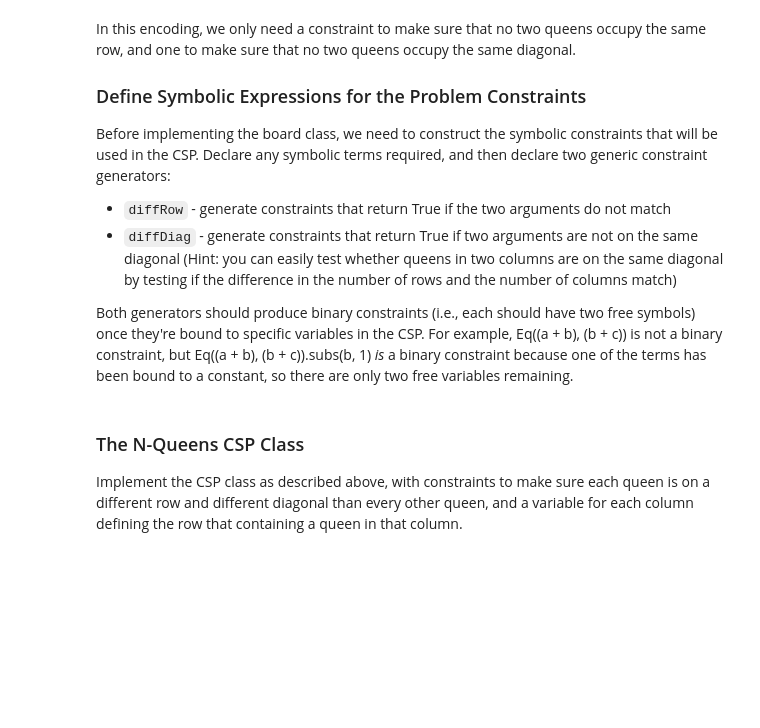
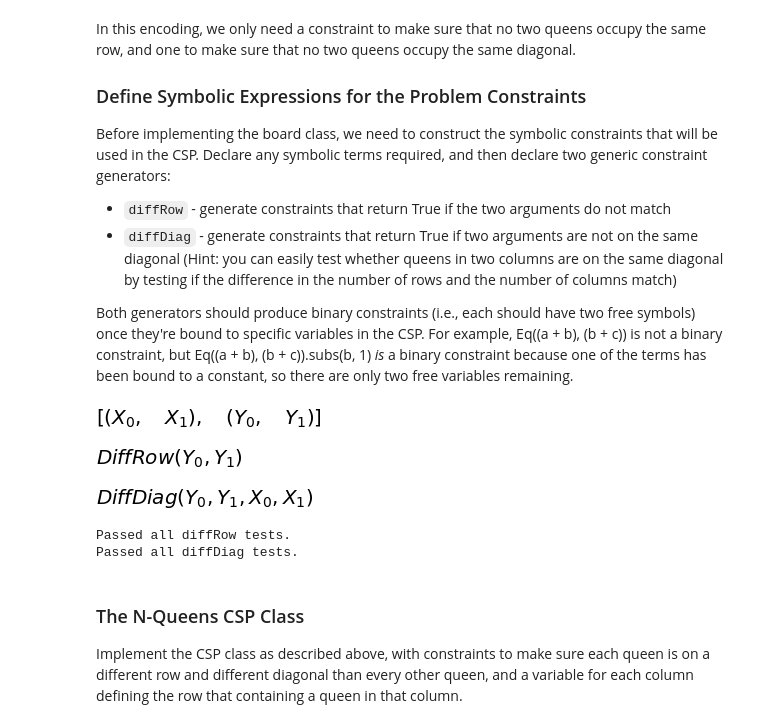
Before and after one commit to swaption2009/AIND-Constraint_Satisfaction, a Jupyter notebook: AIND-Constraint_Satisfaction.ipynb, the cells around one changed output. Saved outputs shown, nothing was run; the diff lists cells and outputs as text; code cells hidden in the pictures; blank space fills up the shorter version.

```diff
--- a/AIND-Constraint_Satisfaction.ipynb
+++ b/AIND-Constraint_Satisfaction.ipynb
@@ -38,19 +38,28 @@ Before implementing the board class, we need to construct the symbolic constrain
 Both generators should produce binary constraints (i.e., each should have two free symbols) once they're bound to specific variables in the CSP.  For example, Eq((a + b), (b + c)) is not a binary constraint, but Eq((a + b), (b + c)).subs(b, 1) _is_ a binary constraint because one of the terms has been bound to a constant, so there are only two free variables remaining.
 # %%
 # Declare any required symbolic variables
-raise NotImplementedError("TODO: declare symbolic variables for the constraint generators")
+# raise NotImplementedError("TODO: declare symbolic variables for the constraint generators")
+X = symbols('X:2')
+Y = symbols('Y:2')
+display([X,Y])
 
 # Define diffRow and diffDiag constraints
-raise NotImplementedError("TODO: create the diffRow and diffDiag constraint generators")
-diffRow = constraint(...)
-diffRow = constraint(...)
+# raise NotImplementedError("TODO: create the diffRow and diffDiag constraint generators")
+diffRow = constraint('DiffRow', Ne(Y[0], Y[1]))
+display(diffRow)
+diffDiag = constraint('DiffDiag',Ne(X[0] - X[1], Y[0] - Y[1]))
+display(diffDiag)
+# %% [output]
+[figure, added]
+[figure, added]
+[figure, added]
 # %%
 # Test diffRow and diffDiag
 _x = symbols("x:3")
 
 # generate a diffRow instance for testing
-raise NotImplementedError("TODO: use your diffRow constraint to generate a diffRow constraint for _x[0] and _x[1]")
-diffRow_test = None
+# raise NotImplementedError("TODO: use your diffRow constraint to generate a diffRow constraint for _x[0] and _x[1]")
+diffRow_test = diffRow.subs({ Y[0]: _x[0], Y[1]: _x[1]})
 
 assert(len(diffRow_test.free_symbols) == 2)
 assert(diffRow_test.subs({_x[0]: 0, _x[1]: 1}) == True)
@@ -59,14 +68,17 @@ assert(diffRow_test.subs({_x[0]: 0}) != False)  # partial assignment is not fals
 print("Passed all diffRow tests.")
 
 # generate a diffDiag instance for testing
-raise NotImplementedError("TODO: use your diffDiag constraint to generate a diffDiag constraint for _x[0] and _x[2]")
-diffDiag_test = None
+# raise NotImplementedError("TODO: use your diffDiag constraint to generate a diffDiag constraint for _x[0] and _x[2]")
+diffDiag_test = diffDiag.subs({Y[0]: 2, Y[1]: _x[2],X[0]:_x[0],X[1]:0})
 
 assert(len(diffDiag_test.free_symbols) == 2)
 assert(diffDiag_test.subs({_x[0]: 0, _x[2]: 2}) == False)
 assert(diffDiag_test.subs({_x[0]: 0, _x[2]: 0}) == True)
 assert(diffDiag_test.subs({_x[0]: 0}) != False)  # partial assignment is not false
 print("Passed all diffDiag tests.")
+# %% [output]
+Passed all diffRow tests.
+Passed all diffDiag tests.
 # %% [markdown]
 ### The N-Queens CSP Class
 Implement the CSP class as described above, with constraints to make sure each queen is on a different row and different diagonal than every other queen, and a variable for each column defining the row that containing a queen in that column.
```
Also changed, not shown: parts of 3 cells of this notebook.
